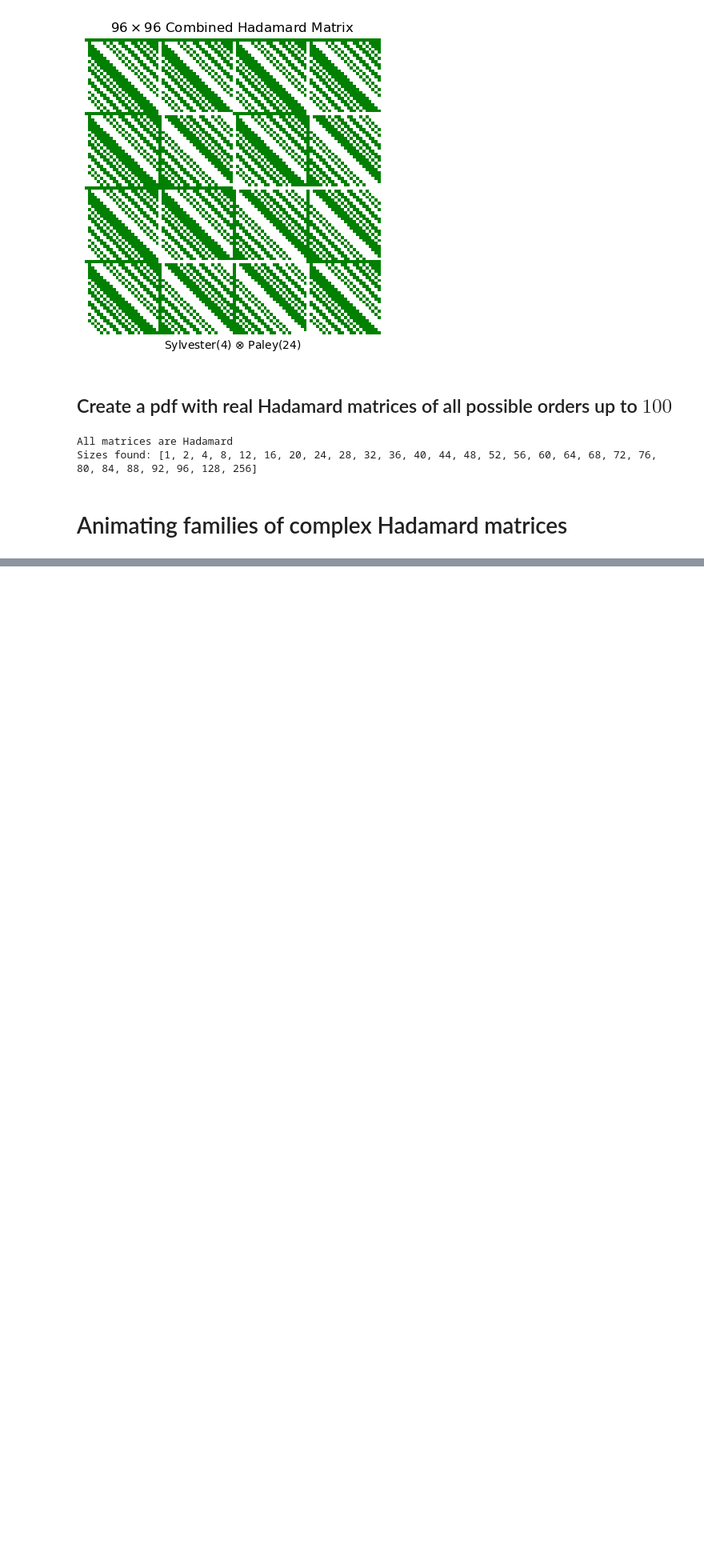
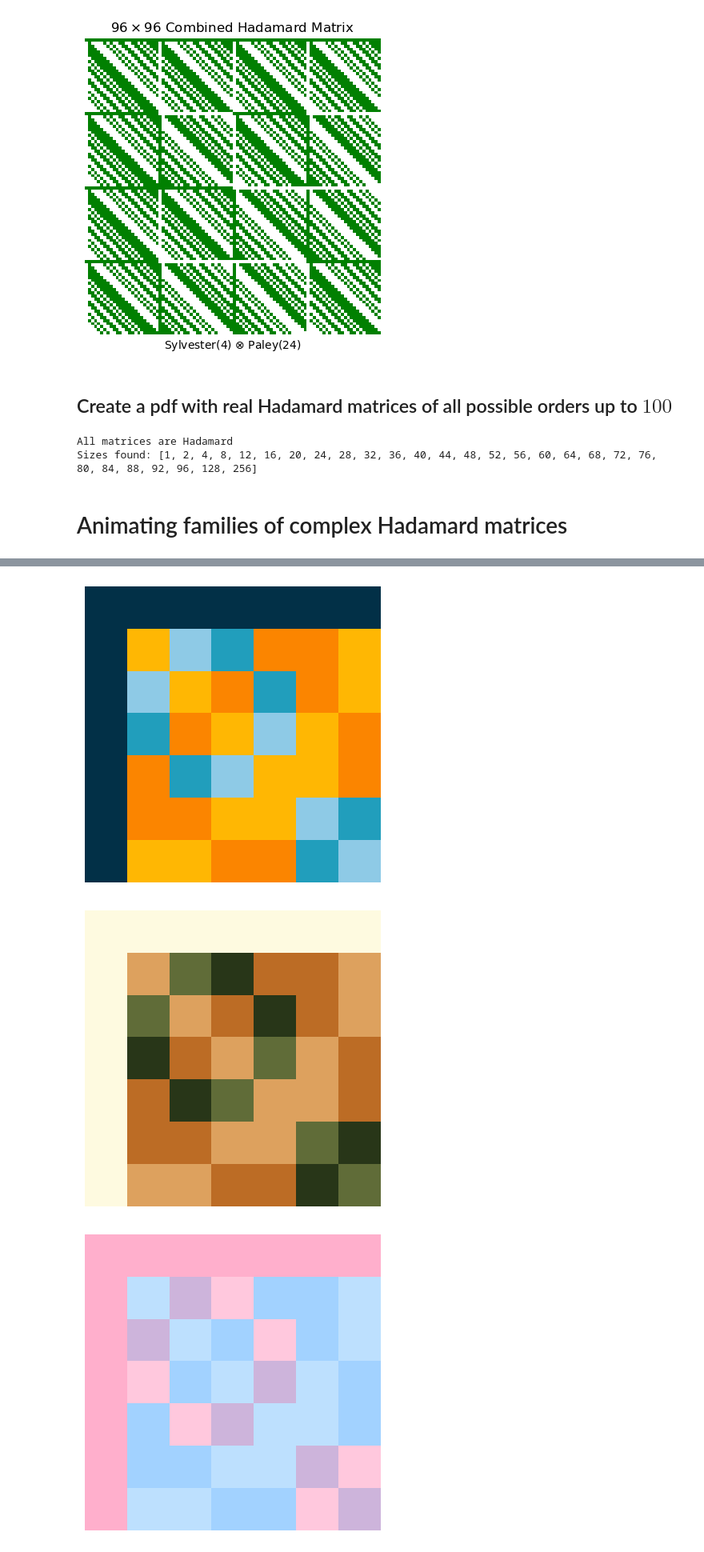
Before and after one commit to SHANNON-HALL/Hadamard-Matrices, a Jupyter notebook: Visualize/visualize.ipynb, the cells around one changed output, grey strips where cells are left out. Shown at 80% size. Saved outputs shown, nothing was run; the diff lists cells and outputs as text; code cells hidden in the pictures; blank space fills up the shorter version.

Commit message:
Updated visualization program

```diff
--- a/Visualize/visualize.ipynb
+++ b/Visualize/visualize.ipynb
@@ -10,17 +10,20 @@ Visualizing a Hadamard matrix can make it easier to see the underlying patterns
 import numpy as np
 import sympy as sp
 from matplotlib import pyplot as plt
-from matplotlib.colors import LinearSegmentedColormap
+from matplotlib.colors import LinearSegmentedColormap, ListedColormap
 from matplotlib.backends.backend_pdf import PdfPages
 
 # Given a Hadamard matrix, create a figure to visualize it
-def visualize(matrix, title='', text='', grid=False, gridlabels=False, cmap='managua', colors=[], colorbar=False, displaynow=False, figsize=(6.4, 4.8), return_image=False):
+def visualize(matrix, title='', text='', grid=False, gridlabels=False, cmap='managua', colors=[], colorbar=False, displaynow=False, figsize=(6.4, 4.8), return_image=False, listedcmap=False):
     # Get the angle of each entry in the matrix
     angles = np.angle(matrix)
 
     # Create a colormap from the given colors
     if colors:
-        cmap = LinearSegmentedColormap.from_list('custom_cmap', colors)
+        if listedcmap:
+            cmap = ListedColormap(colors)
+        else:
+            cmap = LinearSegmentedColormap.from_list('custom_cmap', colors)
 
     # Create the figure
     fig, ax = plt.subplots()
@@ -451,0 +457,50 @@ animate(fourier_matrices, filename='fourier_matrices_animation.gif', title='Four
+# %%
+# Store some neat color palettes
+palettes = [
+    ["#8ecae6","#219ebc","#023047","#ffb703","#fb8500"],
+    ["#606c38","#283618","#fefae0","#dda15e","#bc6c25"],
+    ["#cdb4db","#ffc8dd","#ffafcc","#bde0fe","#a2d2ff"],
+    ["#ccd5ae","#e9edc9","#fefae0","#faedcd","#d4a373"],
+    ["#780000","#c1121f","#fdf0d5","#003049","#669bbc"],
+    ["#264653","#2a9d8f","#e9c46a","#f4a261","#e76f51"],
+    ["#03045e","#023e8a","#0077b6","#0096c7","#00b4d8","#48cae4","#90e0ef","#ade8f4","#caf0f8"],
+    ["#edafb8","#f7e1d7","#dedbd2","#b0c4b1","#4a5759"],
+    ["#ffe5ec","#ffc2d1","#ffb3c6","#ff8fab","#fb6f92"],
+    ["#dad7cd","#a3b18a","#588157","#3a5a40","#344e41"],
+    ["#5f0f40","#9a031e","#fb8b24","#e36414","#0f4c5c"],
+    ["#edede9","#d6ccc2","#f5ebe0","#e3d5ca","#d5bdaf"],
+    ["#d8e2dc","#ffe5d9","#ffcad4","#f4acb7","#9d8189"],
+    ["#000814","#001d3d","#003566","#ffc300","#ffd60a"],
+    ["#03071e","#370617","#6a040f","#9d0208","#d00000","#dc2f02","#e85d04","#f48c06","#faa307","#ffba08"],
+    ["#001219","#005f73","#0a9396","#94d2bd","#e9d8a6","#ee9b00","#ca6702","#bb3e03","#ae2012","#9b2226"],
+    ["#582f0e","#7f4f24","#936639","#a68a64","#b6ad90","#c2c5aa","#a4ac86","#656d4a","#414833","#333d29"],
+    ["#ef476f","#ffd166","#06d6a0","#118ab2","#073b4c"],
+    ["#ffbe0b","#fb5607","#ff006e","#8338ec","#3a86ff"],
+    ["#70d6ff","#ff70a6","#ff9770","#ffd670","#e9ff70"],
+    ["#fbf8cc","#fde4cf","#ffcfd2","#f1c0e8","#cfbaf0","#a3c4f3","#90dbf4","#8eecf5","#98f5e1","#b9fbc0"],
+    ["#f94144","#f3722c","#f8961e","#f9844a","#f9c74f","#90be6d","#43aa8b","#4d908e","#577590","#277da1"],
+    ["#f72585","#b5179e","#7209b7","#560bad","#480ca8","#3a0ca3","#3f37c9","#4361ee","#4895ef","#4cc9f0"],
+    ["#ff7b00","#ff8800","#ff9500","#ffa200","#ffaa00","#ffb700","#ffc300","#ffd000","#ffdd00","#ffea00"]
+]
+
+# Visualize each palette using Petrescu's matrix
+figs = []
+for palette in palettes:
+    fig = visualize(P7, displaynow=True, colors=palette, listedcmap=True)
+    figs.append(fig)
+
+# Save the palette visualizations to a PDF
+save_to_pdf(figs, 'color_palettes_petrescu.pdf')
+
+# Visualize each palette using a Fourier matrix
+figs = []
+for palette in palettes:
+    fig = visualize(fourier(10), displaynow=True, colors=palette, listedcmap=True)
+    figs.append(fig)
+
+# Save the palette visualizations to a PDF
+save_to_pdf(figs, 'color_palettes_fourier.pdf')
+# %% [output]
+[figure, added]
+[figure, added]
+[figure, added]
```
Also changed, not shown: parts of 2 cells of this notebook, 11 other files.
